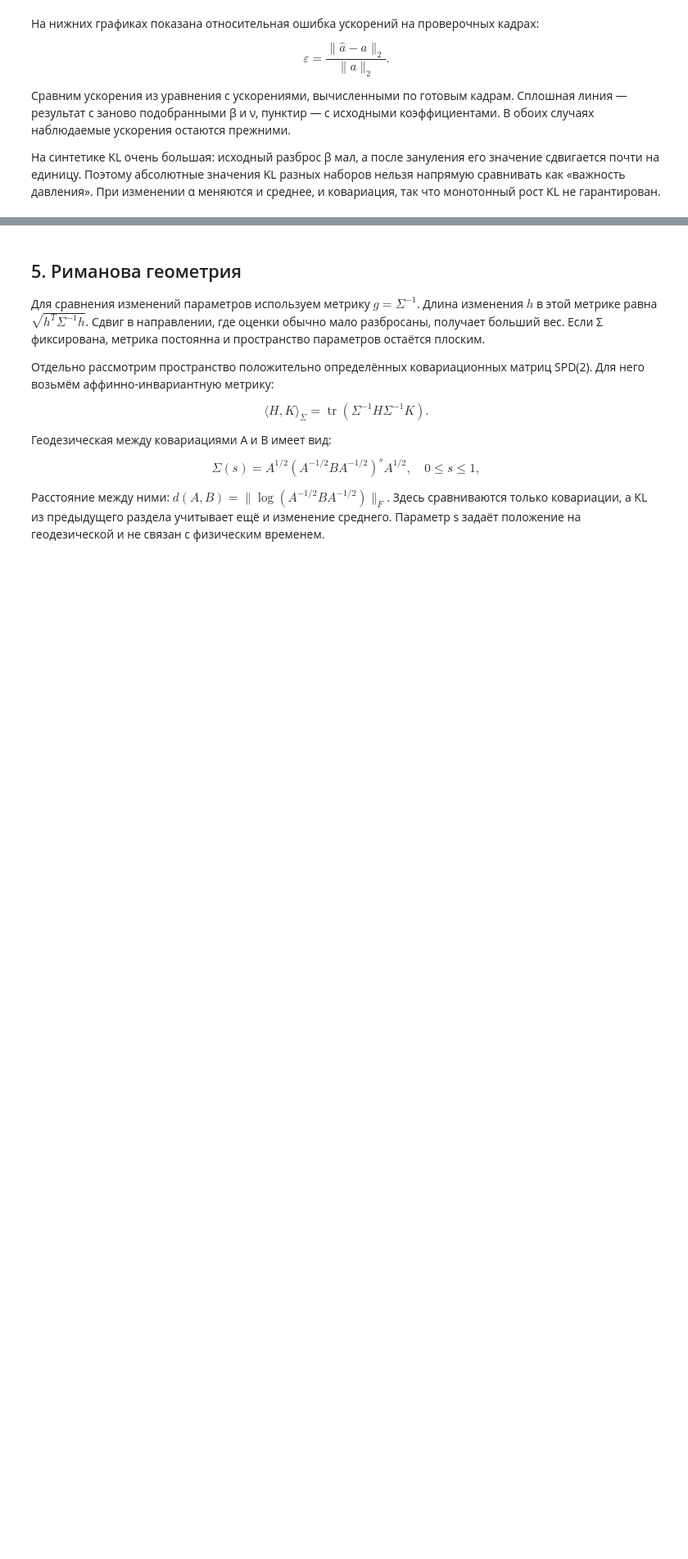
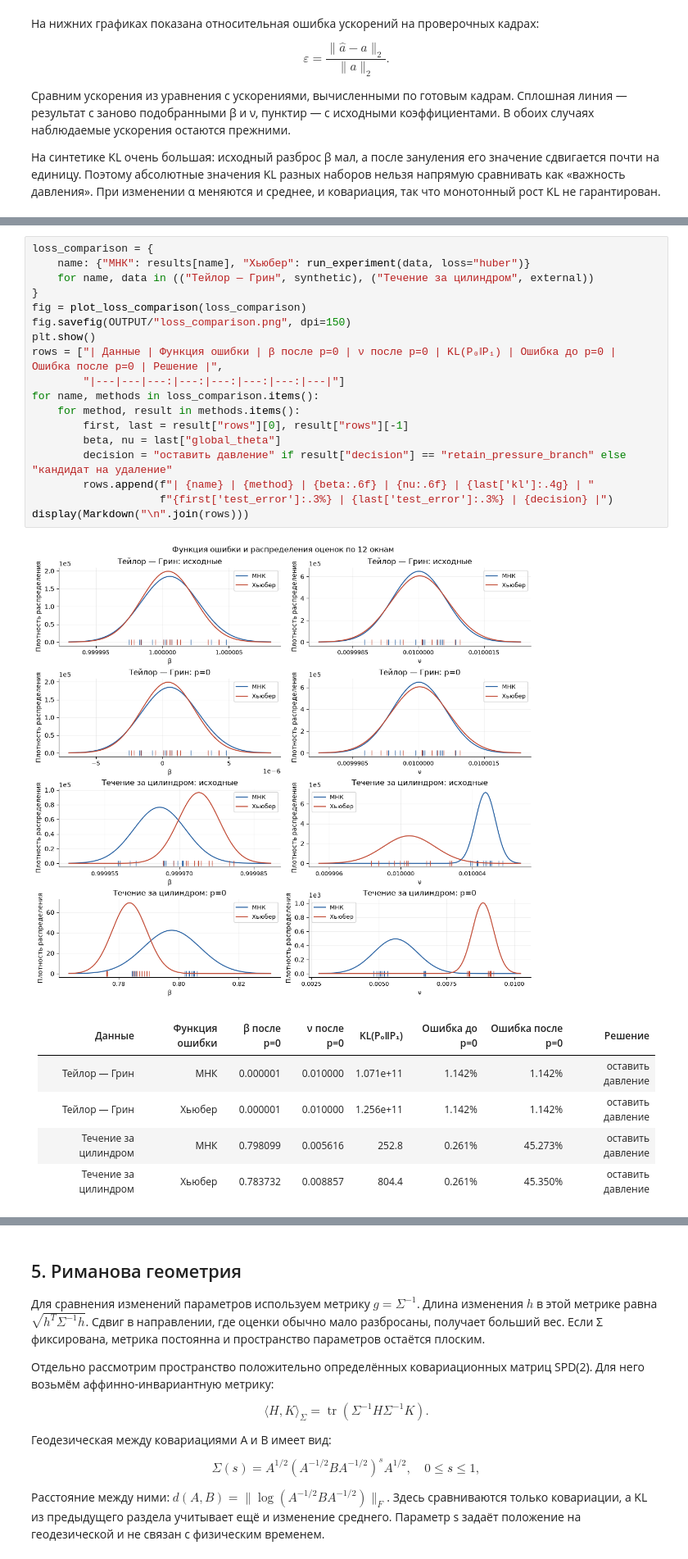
Before and after one commit to Dimundel/euler-quadrants-lab, a Jupyter notebook: notebooks/lab2.ipynb, the cells around one changed output, grey strips where cells are left out. Shown at 82% size. Cells and saved outputs as stored; diff of their text form; blank space fills up the shorter version.

```diff
--- a/notebooks/lab2.ipynb
+++ b/notebooks/lab2.ipynb
@@ -253,0 +274,26 @@ $$
+# %%
+loss_comparison = {
+    name: {"МНК": results[name], "Хьюбер": run_experiment(data, loss="huber")}
+    for name, data in (("Тейлор — Грин", synthetic), ("Течение за цилиндром", external))
+}
+fig = plot_loss_comparison(loss_comparison)
+fig.savefig(OUTPUT/"loss_comparison.png", dpi=150)
+plt.show()
+rows = ["| Данные | Функция ошибки | β после p=0 | ν после p=0 | KL(P₀‖P₁) | Ошибка до p=0 | Ошибка после p=0 | Решение |",
+        "|---|---|---:|---:|---:|---:|---:|---|"]
+for name, methods in loss_comparison.items():
+    for method, result in methods.items():
+        first, last = result["rows"][0], result["rows"][-1]
+        beta, nu = last["global_theta"]
+        decision = "оставить давление" if result["decision"] == "retain_pressure_branch" else "кандидат на удаление"
+        rows.append(f"| {name} | {method} | {beta:.6f} | {nu:.6f} | {last['kl']:.4g} | "
+                    f"{first['test_error']:.3%} | {last['test_error']:.3%} | {decision} |")
+display(Markdown("\n".join(rows)))
+# %% [output]
+[figure, added]
+| Данные | Функция ошибки | β после p=0 | ν после p=0 | KL(P₀‖P₁) | Ошибка до p=0 | Ошибка после p=0 | Решение |
+|---|---|---:|---:|---:|---:|---:|---|
+| Тейлор — Грин | МНК | 0.000001 | 0.010000 | 1.071e+11 | 1.142% | 1.142% | оставить давление |
+| Тейлор — Грин | Хьюбер | 0.000001 | 0.010000 | 1.256e+11 | 1.142% | 1.142% | оставить давление |
+| Течение за цилиндром | МНК | 0.798099 | 0.005616 | 252.8 | 0.261% | 45.273% | оставить давление |
+| Течение за цилиндром | Хьюбер | 0.783732 | 0.008857 | 804.4 | 0.261% | 45.350% | оставить давление |
```
Also changed, not shown: parts of 5 cells of this notebook, 10 other files.
